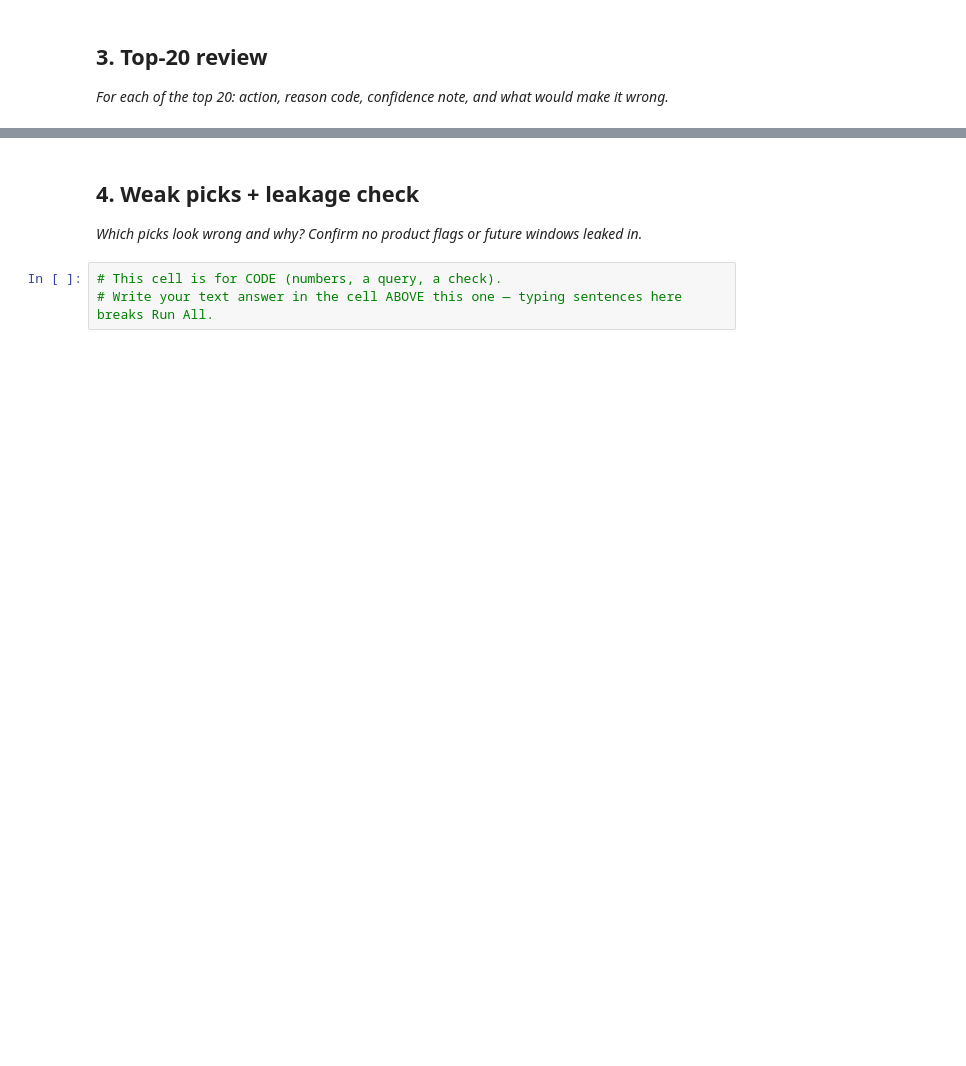
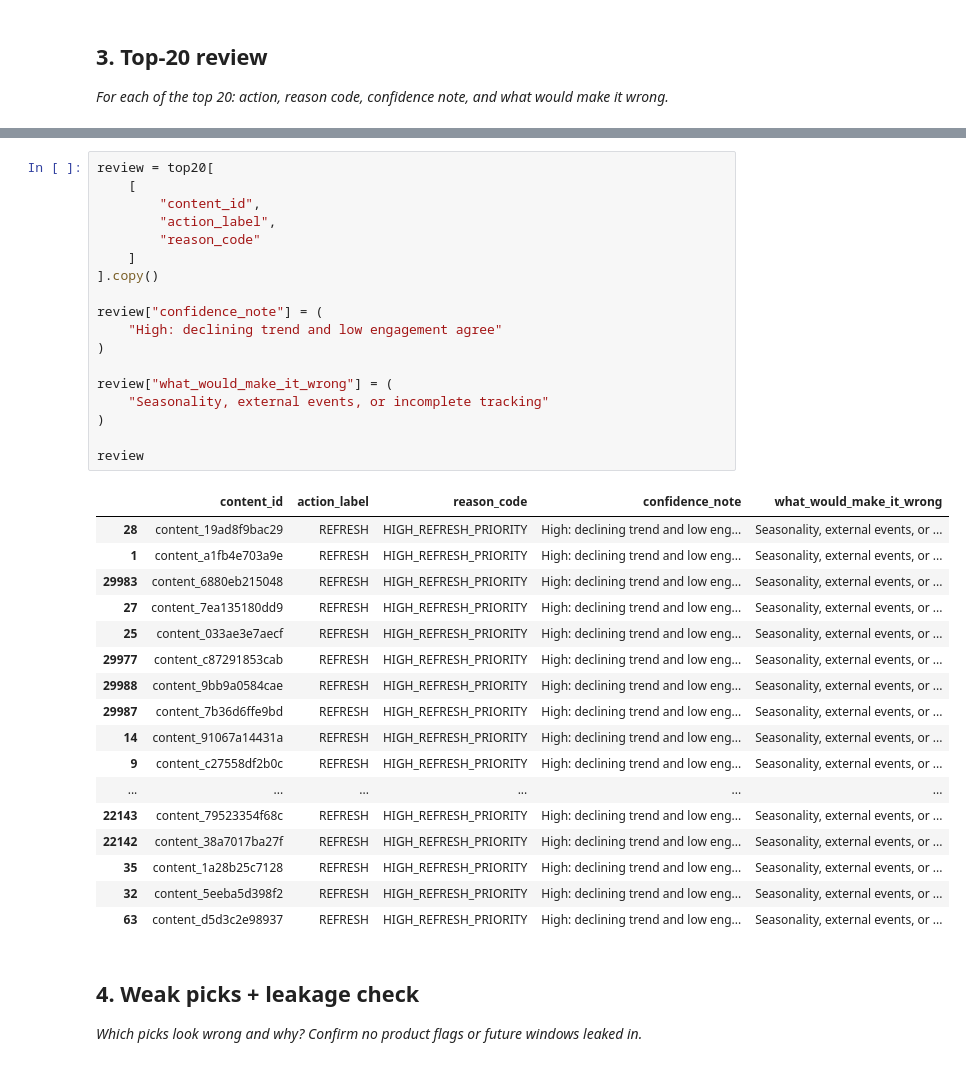
Before and after one commit to imnxr/flyrank-ml-internship, a Jupyter notebook: work/notebooks/w04_baseline_score.ipynb, the cells around one changed output, grey strips where cells are left out. Saved outputs shown, nothing was run; the diff lists cells and outputs as text; blank space fills up the shorter version.

```diff
--- a/work/notebooks/w04_baseline_score.ipynb
+++ b/work/notebooks/w04_baseline_score.ipynb
@@ -30,7 +292,40 @@ This skeleton is yours to fill. Work the sections **in order** — each one has
+# %%
+review = top20[
+    [
+        "content_id",
+        "action_label",
+        "reason_code"
+    ]
+].copy()
+
+review["confidence_note"] = (
+    "High: declining trend and low engagement agree"
+)
+
+review["what_would_make_it_wrong"] = (
+    "Seasonality, external events, or incomplete tracking"
+)
+
+review
+# %% [output]
+|  | content_id | action_label | reason_code | confidence_note | what_would_make_it_wrong |
+| 28 | content_19ad8f9bac29 | REFRESH | HIGH_REFRESH_PRIORITY | High: declining trend and low eng... | Seasonality, external events, or ... |
+| 1 | content_a1fb4e703a9e | REFRESH | HIGH_REFRESH_PRIORITY | High: declining trend and low eng... | Seasonality, external events, or ... |
+| 29983 | content_6880eb215048 | REFRESH | HIGH_REFRESH_PRIORITY | High: declining trend and low eng... | Seasonality, external events, or ... |
+| 27 | content_7ea135180dd9 | REFRESH | HIGH_REFRESH_PRIORITY | High: declining trend and low eng... | Seasonality, external events, or ... |
+| 25 | content_033ae3e7aecf | REFRESH | HIGH_REFRESH_PRIORITY | High: declining trend and low eng... | Seasonality, external events, or ... |
+| 29977 | content_c87291853cab | REFRESH | HIGH_REFRESH_PRIORITY | High: declining trend and low eng... | Seasonality, external events, or ... |
+| 29988 | content_9bb9a0584cae | REFRESH | HIGH_REFRESH_PRIORITY | High: declining trend and low eng... | Seasonality, external events, or ... |
+| 29987 | content_7b36d6ffe9bd | REFRESH | HIGH_REFRESH_PRIORITY | High: declining trend and low eng... | Seasonality, external events, or ... |
+| 14 | content_91067a14431a | REFRESH | HIGH_REFRESH_PRIORITY | High: declining trend and low eng... | Seasonality, external events, or ... |
+| 9 | content_c27558df2b0c | REFRESH | HIGH_REFRESH_PRIORITY | High: declining trend and low eng... | Seasonality, external events, or ... |
+| ... | ... | ... | ... | ... | ... |
+| 22143 | content_79523354f68c | REFRESH | HIGH_REFRESH_PRIORITY | High: declining trend and low eng... | Seasonality, external events, or ... |
+| 22142 | content_38a7017ba27f | REFRESH | HIGH_REFRESH_PRIORITY | High: declining trend and low eng... | Seasonality, external events, or ... |
+| 35 | content_1a28b25c7128 | REFRESH | HIGH_REFRESH_PRIORITY | High: declining trend and low eng... | Seasonality, external events, or ... |
+| 32 | content_5eeba5d398f2 | REFRESH | HIGH_REFRESH_PRIORITY | High: declining trend and low eng... | Seasonality, external events, or ... |
+| 63 | content_d5d3c2e98937 | REFRESH | HIGH_REFRESH_PRIORITY | High: declining trend and low eng... | Seasonality, external events, or ... |
 # %% [markdown]
 ## 4. Weak picks + leakage check
 
 *Which picks look wrong and why? Confirm no product flags or future windows leaked in.*
-# %%
-# This cell is for CODE (numbers, a query, a check).
-# Write your text answer in the cell ABOVE this one — typing sentences here breaks Run All.
```
Also changed, not shown: parts of 22 cells of this notebook.
